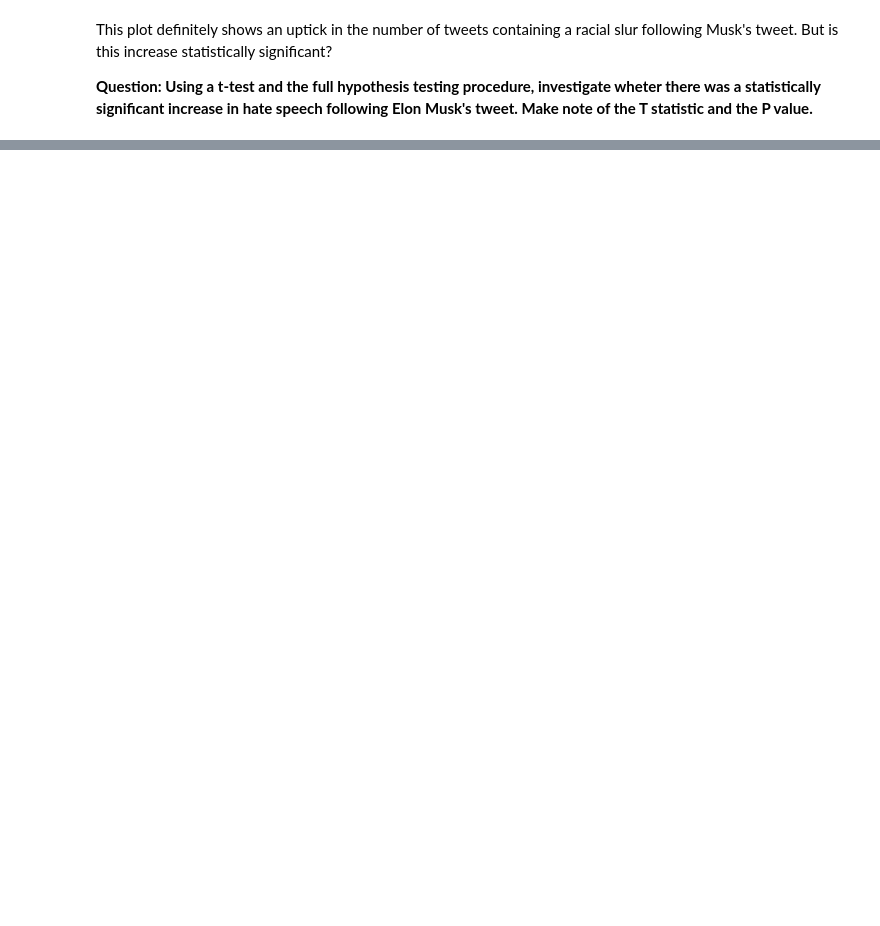
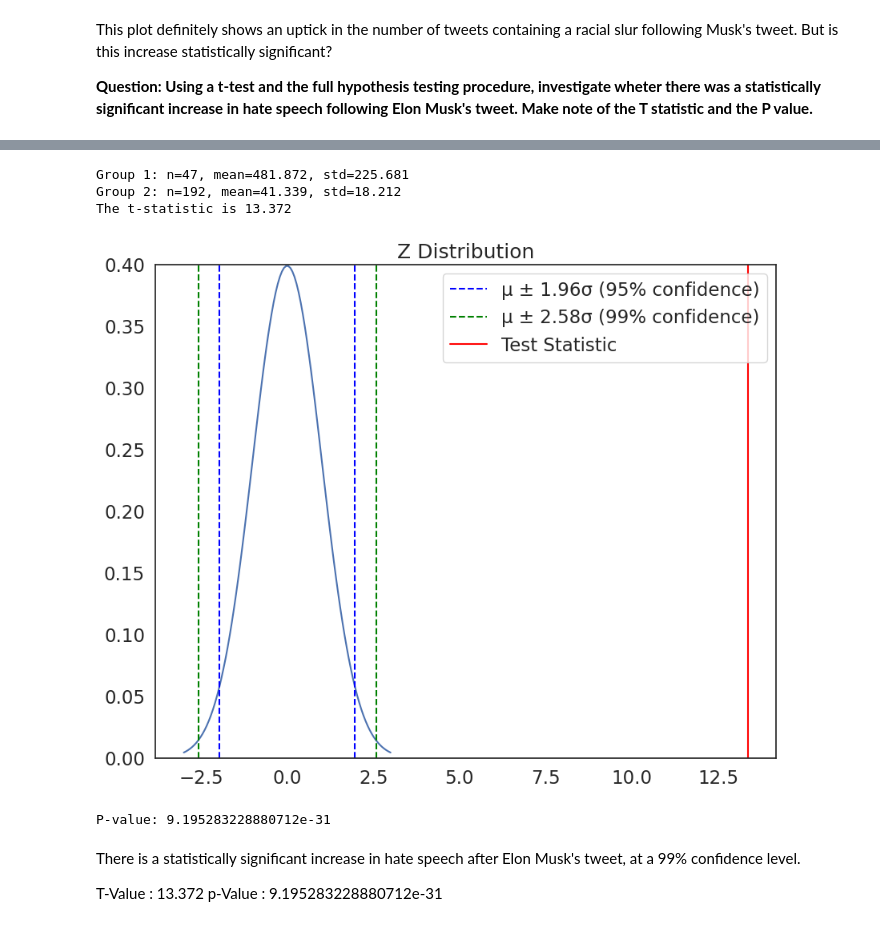
Before and after one commit to ella-tek/qm2, a Jupyter notebook: notebooks/w06_hypothesis_testing.ipynb, the cells around one changed output, grey strips where cells are left out. Cells and saved outputs as stored; diff of their text form; code cells hidden in the pictures; blank space fills up the shorter version.

```diff
--- a/notebooks/w06_hypothesis_testing.ipynb
+++ b/notebooks/w06_hypothesis_testing.ipynb
@@ -321,3 +321,10 @@ plt.gca().xaxis.set_major_formatter(mdates.DateFormatter('%d/%m'))
 This plot definitely shows an uptick in the number of tweets containing a racial slur following Musk's tweet. But is this increase statistically significant?
 
 **Question: Using a t-test and the full hypothesis testing procedure, investigate wheter there was a statistically significant increase in hate speech following Elon Musk's tweet. Make note of the T statistic and the P value.**
+# %%
+predate=tweets[tweets['hour']<tweet]['count']
+postdate=tweets[tweets['hour']>tweet]['count']
+predate
+#the null hypothesis assusmes there is no difference in the mean hourly tweets before the date and after the date
+#the alternative hypotheis is that there is a difference in the means
+#the confidence level is 95%
@@ -323,0 +361,27 @@ This plot definitely shows an uptick in the number of tweets containing a racial
+# %%
+#Now, we can perform the t-test
+t2 = manual_ttest(postdate, predate)
+# %% [output]
+Group 1: n=47, mean=481.872, std=225.681
+Group 2: n=192, mean=41.339, std=18.212
+The t-statistic is 13.372
+# %%
+#testing for signifigance
+plot_z(t2)
+# %% [output]
+[figure, added]
+# %%
+tstat = 13.372
+dft = len(postdate) + len(predate) - 2  #Degrees of freedom
+
+# Calculate the p-value based on the t-statistic and degrees of freedom
+p_value = 2 * stats.t.sf(abs(tstat), dft)
+
+print(f"P-value: {p_value}")
+# %% [output]
+P-value: 9.195283228880712e-31
+# %% [markdown]
+There is a statistically significant increase in hate speech after Elon Musk's tweet, at a 99% confidence level.
+
+T-Value : 13.372
+p-Value : 9.195283228880712e-31
```
Also changed, not shown: parts of 11 cells of this notebook.
